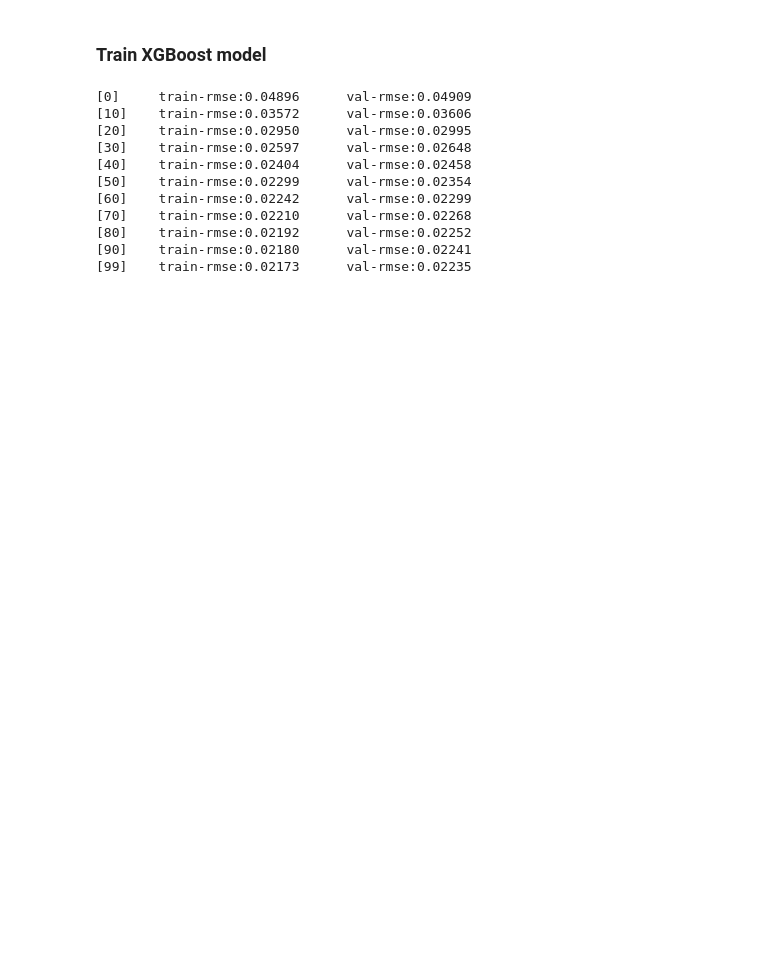
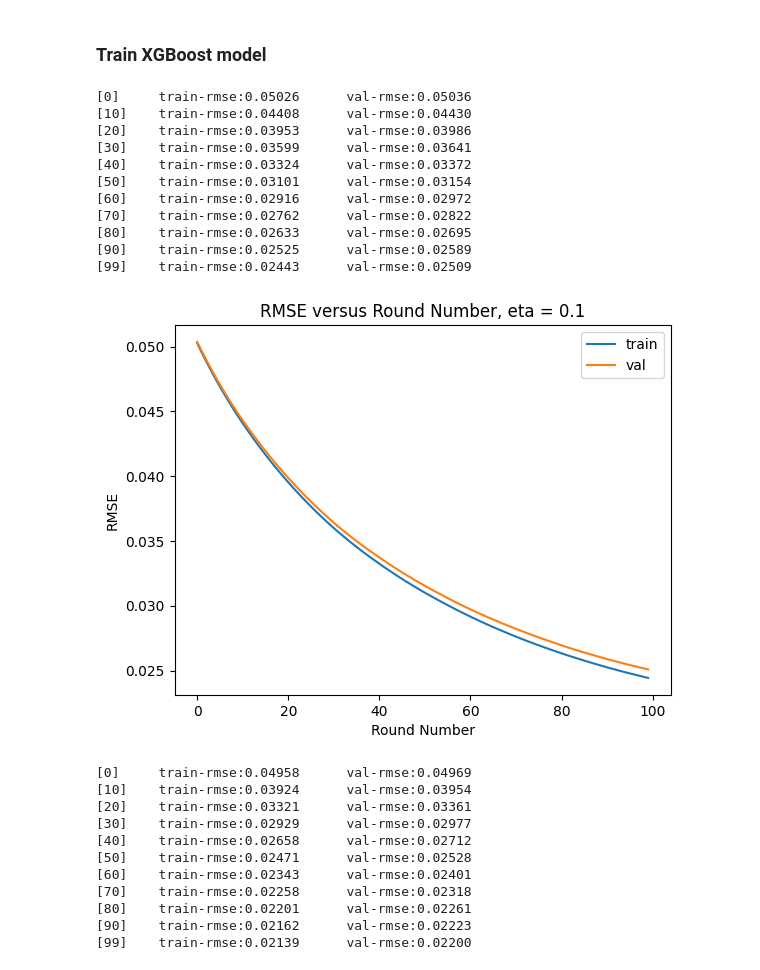
Before and after one commit to DavidVFitzGerald/flood-prediction-model, a Jupyter notebook: notebook.ipynb, the cells around one changed output. Saved outputs shown, nothing was run; the diff lists cells and outputs as text; code cells hidden in the pictures; blank space fills up the shorter version.

```diff
--- a/notebook.ipynb
+++ b/notebook.ipynb
@@ -310,25 +347,53 @@ watchlist = [(dtrain, "train"), (dval, "val")]
 # %%
-evals_result = {}
-xgb_params = {
-    "eta": 0.3,
-    "max_depth": 6,
-    "min_child_weight": 1,
-    "objective": "reg:squarederror",
-    "nthread": 8,
-    "seed": 1,
-    "verbosity": 1,
-}
+eta_values = [0.1, 0.2, 0.3, 0.4, 0.5]
 
-model = xgb.train(xgb_params, dtrain, num_boost_round=100, verbose_eval=10, evals=watchlist, evals_result=evals_result)
+watchlist = [(dtrain, "train"), (dval, "val")]
+rmse_scores = []
+
+for eta in eta_values:
+    evals_result = {}
+    xgb_params = {
+        "eta": eta,
+        "max_depth": 6,
+        "min_child_weight": 1,
+        "objective": "reg:squarederror",
+        "nthread": 8,
+        "seed": 1,
+        "verbosity": 1,
+    }
+    model = xgb.train(xgb_params, dtrain, num_boost_round=100, verbose_eval=10, evals=watchlist, evals_result=evals_result)
+    plt.plot(evals_result["train"]["rmse"])
+    plt.plot(evals_result["val"]["rmse"])
+
+    plt.title(f"RMSE versus Round Number, eta = {eta}")
+    plt.xlabel("Round Number")
+    plt.ylabel("RMSE")
+    plt.legend(["train", "val"])
+
+    plt.show()
+
+    rmse_scores.append({"eta": eta, "rmse": min(evals_result["val"]["rmse"])})
 # %% [output]
-[0]     train-rmse:0.04896      val-rmse:0.04909
-[10]    train-rmse:0.03572      val-rmse:0.03606
-[20]    train-rmse:0.02950      val-rmse:0.02995
-[30]    train-rmse:0.02597      val-rmse:0.02648
-[40]    train-rmse:0.02404      val-rmse:0.02458
-[50]    train-rmse:0.02299      val-rmse:0.02354
-[60]    train-rmse:0.02242      val-rmse:0.02299
-[70]    train-rmse:0.02210      val-rmse:0.02268
-[80]    train-rmse:0.02192      val-rmse:0.02252
-[90]    train-rmse:0.02180      val-rmse:0.02241
-[99]    train-rmse:0.02173      val-rmse:0.02235
+[0]     train-rmse:0.05026      val-rmse:0.05036
+[10]    train-rmse:0.04408      val-rmse:0.04430
+[20]    train-rmse:0.03953      val-rmse:0.03986
+[30]    train-rmse:0.03599      val-rmse:0.03641
+[40]    train-rmse:0.03324      val-rmse:0.03372
+[50]    train-rmse:0.03101      val-rmse:0.03154
+[60]    train-rmse:0.02916      val-rmse:0.02972
+[70]    train-rmse:0.02762      val-rmse:0.02822
+[80]    train-rmse:0.02633      val-rmse:0.02695
+[90]    train-rmse:0.02525      val-rmse:0.02589
+[99]    train-rmse:0.02443      val-rmse:0.02509
+[figure, added]
+[0]     train-rmse:0.04958      val-rmse:0.04969
+[10]    train-rmse:0.03924      val-rmse:0.03954
+[20]    train-rmse:0.03321      val-rmse:0.03361
+[30]    train-rmse:0.02929      val-rmse:0.02977
+[40]    train-rmse:0.02658      val-rmse:0.02712
+[50]    train-rmse:0.02471      val-rmse:0.02528
+[60]    train-rmse:0.02343      val-rmse:0.02401
+[70]    train-rmse:0.02258      val-rmse:0.02318
+[80]    train-rmse:0.02201      val-rmse:0.02261
+[90]    train-rmse:0.02162      val-rmse:0.02223
+[99]    train-rmse:0.02139      val-rmse:0.02200
```
Also changed, not shown: parts of 37 cells of this notebook.
